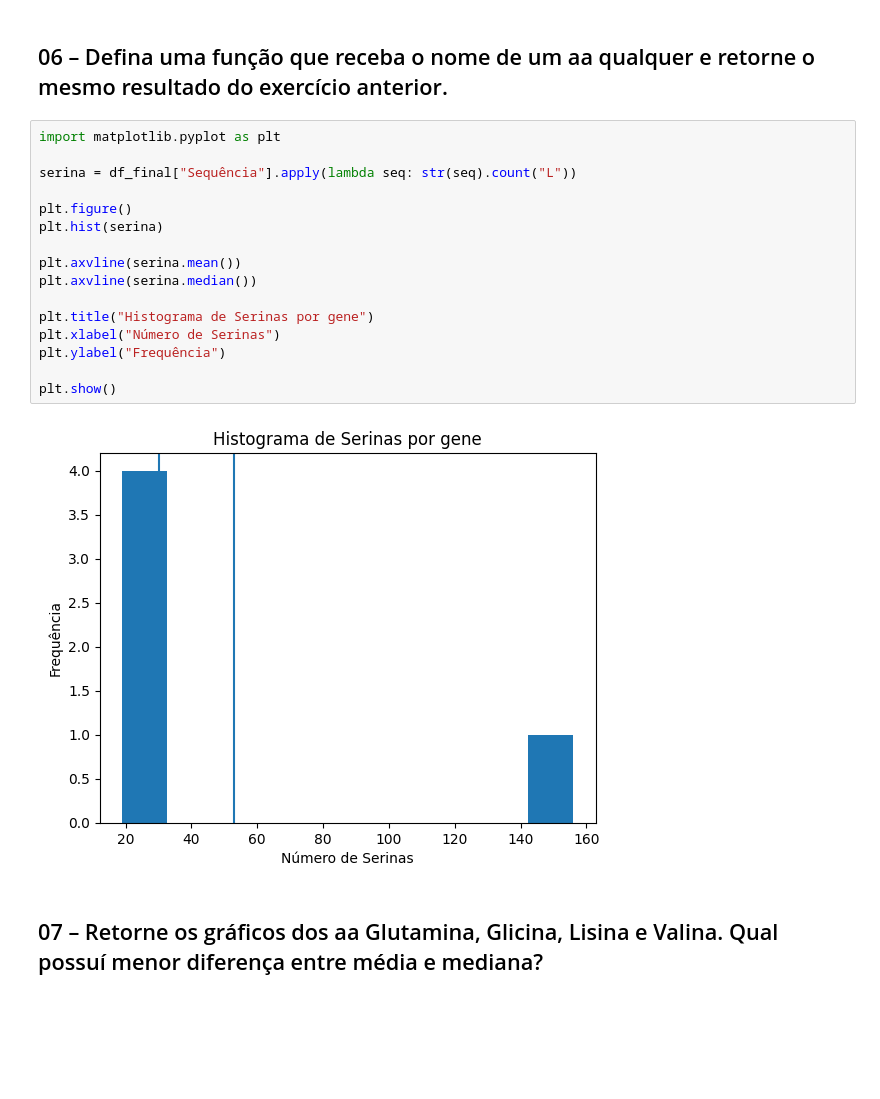
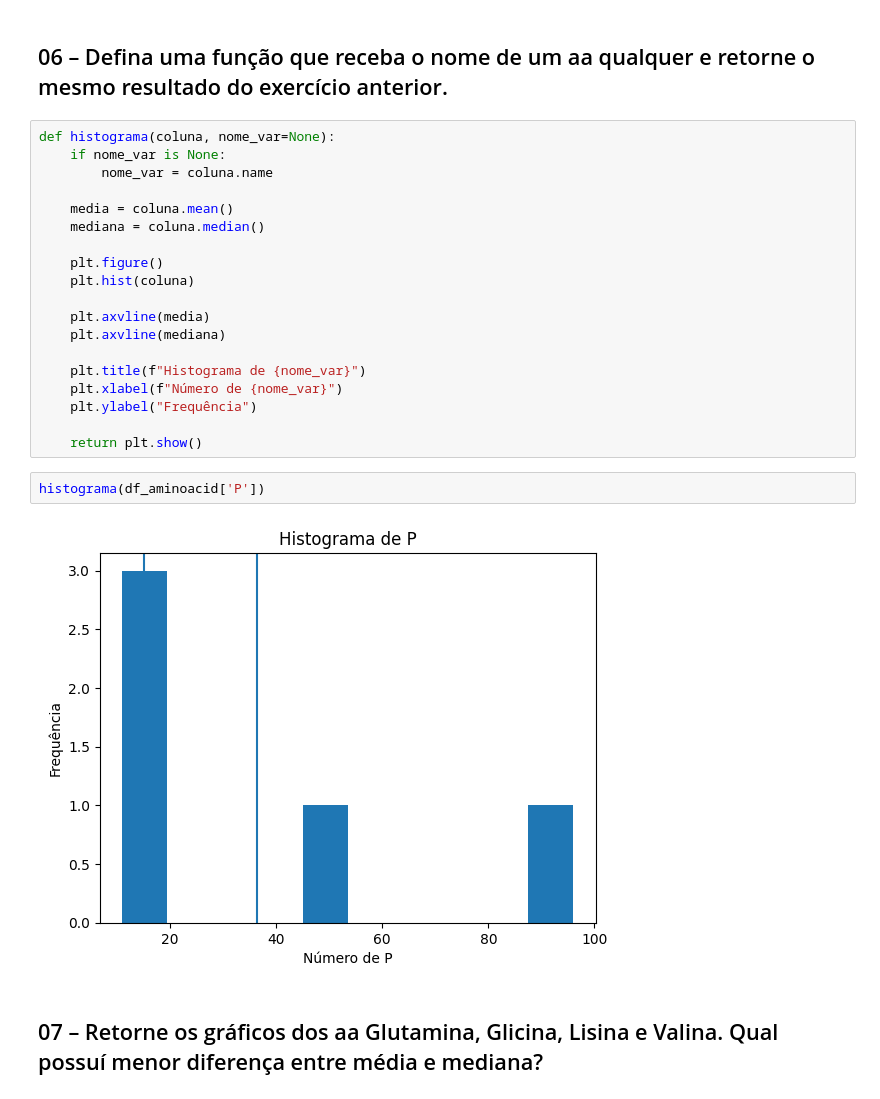
Before and after one commit to zemsacional/Aulas_Python, a Jupyter notebook: exercício_aula15_Zem.ipynb, the cells around one changed output. Saved outputs shown, nothing was run; the diff lists cells and outputs as text; blank space fills up the shorter version.

```diff
--- a/exercício_aula15_Zem.ipynb
+++ b/exercício_aula15_Zem.ipynb
@@ -139,24 +148,29 @@ plt.show()
 [figure]
 # %% [markdown]
 ## 06 – Defina uma função que receba o nome de um aa qualquer e retorne o mesmo resultado do exercício anterior.
-# %%
-import matplotlib.pyplot as plt
-
-serina = df_final["Sequência"].apply(lambda seq: str(seq).count("L"))
-
-plt.figure()
-plt.hist(serina)
-
-plt.axvline(serina.mean())
-plt.axvline(serina.median())
-
-plt.title("Histograma de Serinas por gene")
-plt.xlabel("Número de Serinas")
-plt.ylabel("Frequência")
-
-plt.show()
-# %% [output]
-[figure, removed]
+# %%
+def histograma(coluna, nome_var=None):
+    if nome_var is None:
+        nome_var = coluna.name
+
+    media = coluna.mean()
+    mediana = coluna.median()
+
+    plt.figure()
+    plt.hist(coluna)
+
+    plt.axvline(media)
+    plt.axvline(mediana)
+
+    plt.title(f"Histograma de {nome_var}")
+    plt.xlabel(f"Número de {nome_var}")
+    plt.ylabel("Frequência")
+
+    return plt.show()
+# %%
+histograma(df_aminoacid['P'])
+# %% [output]
+[figure, added]
 # %% [markdown]
 ## 07 – Retorne os gráficos dos aa Glutamina, Glicina, Lisina e Valina. Qual possuí menor diferença entre média e mediana?
 # %%
```
Also changed, not shown: parts of 4 cells of this notebook.
